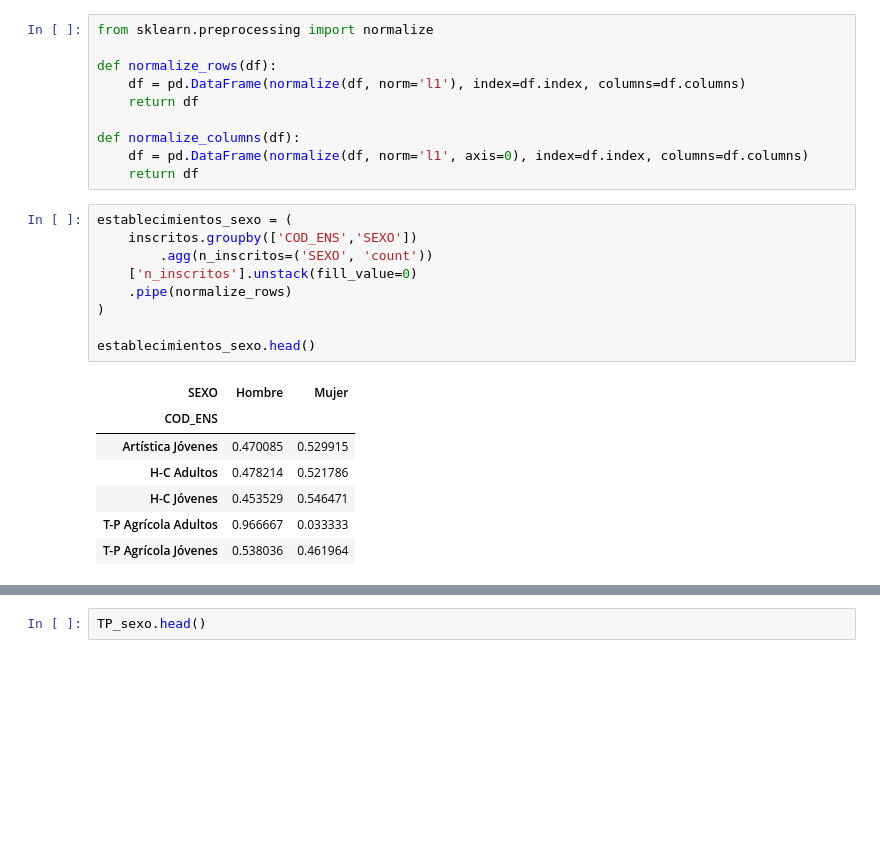
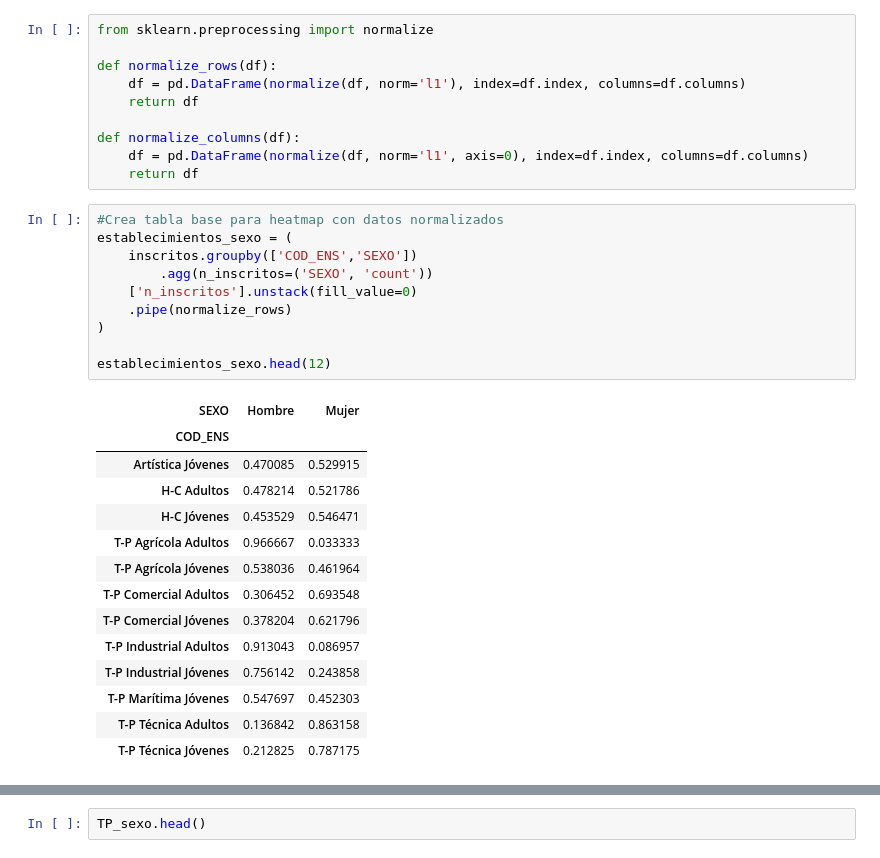
Before and after one commit to principioincertidumbre/dataviz, a Jupyter notebook: Tareas/Tarea3_SofiaVits.ipynb, the cells around one changed output, grey strips where cells are left out. Cells and saved outputs as stored; diff of their text form; blank space fills up the shorter version.

```diff
--- a/Tareas/Tarea3_SofiaVits.ipynb
+++ b/Tareas/Tarea3_SofiaVits.ipynb
@@ -344,19 +346,27 @@ def normalize_columns(df):
     df = pd.DataFrame(normalize(df, norm='l1', axis=0), index=df.index, columns=df.columns)
     return df
 # %%
+#Crea tabla base para heatmap con datos normalizados
 establecimientos_sexo = (
     inscritos.groupby(['COD_ENS','SEXO'])
         .agg(n_inscritos=('SEXO', 'count'))
     ['n_inscritos'].unstack(fill_value=0)
     .pipe(normalize_rows)
 )
 
-establecimientos_sexo.head()
+establecimientos_sexo.head(12)
 # %% [output]
 | SEXO | Hombre | Mujer |
 | COD_ENS |  |  |
 | Artística Jóvenes | 0.470085 | 0.529915 |
 | H-C Adultos | 0.478214 | 0.521786 |
 | H-C Jóvenes | 0.453529 | 0.546471 |
 | T-P Agrícola Adultos | 0.966667 | 0.033333 |
 | T-P Agrícola Jóvenes | 0.538036 | 0.461964 |
+| T-P Comercial Adultos | 0.306452 | 0.693548 |
+| T-P Comercial Jóvenes | 0.378204 | 0.621796 |
+| T-P Industrial Adultos | 0.913043 | 0.086957 |
+| T-P Industrial Jóvenes | 0.756142 | 0.243858 |
+| T-P Marítima Jóvenes | 0.547697 | 0.452303 |
+| T-P Técnica Adultos | 0.136842 | 0.863158 |
+| T-P Técnica Jóvenes | 0.212825 | 0.787175 |
```
Also changed, not shown: parts of 11 cells of this notebook.
